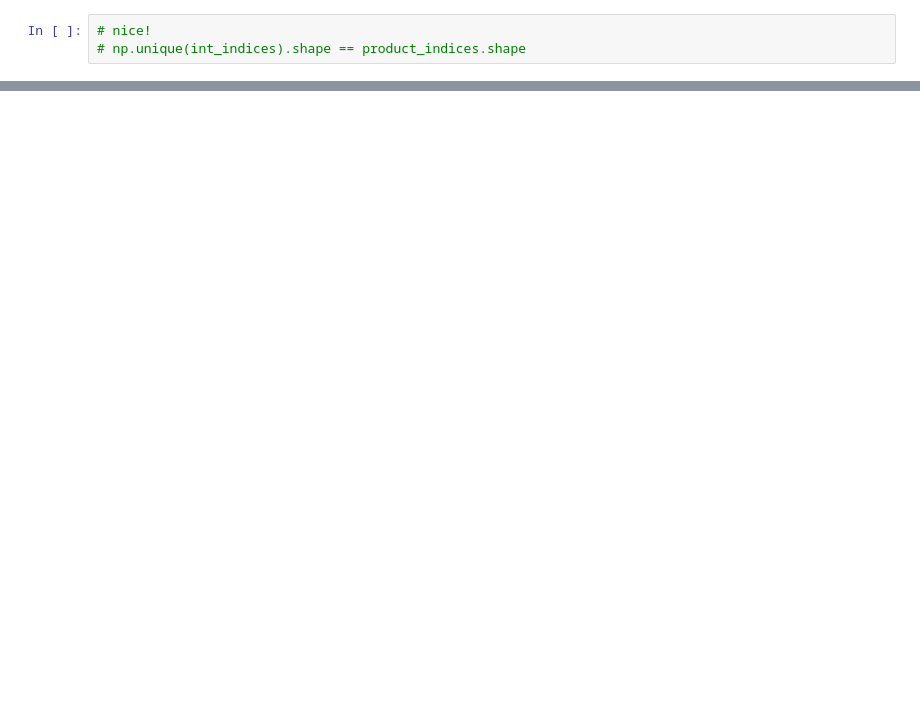
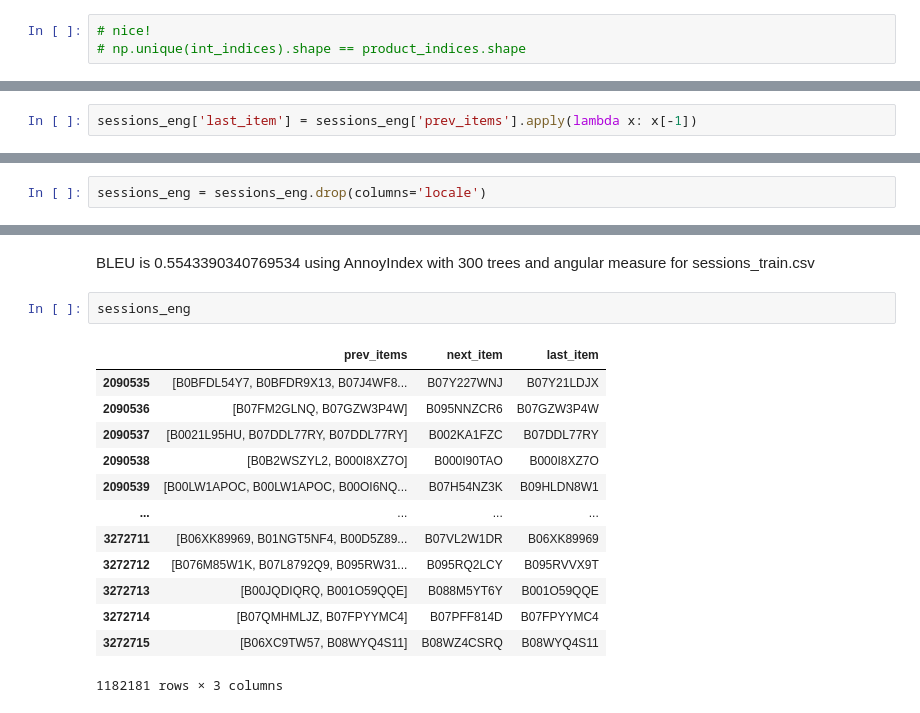
Before and after one commit to VitalijsTickovs/NLP_Project_2023, a Jupyter notebook: word2wec.ipynb, the cells around one changed output, grey strips where cells are left out. Drawn from its saved outputs; the diff is of its cells as text; blank space fills up the shorter version.

```diff
--- a/word2wec.ipynb
+++ b/word2wec.ipynb
@@ -487,0 +478,2 @@ annoy_indexer.get_distance(2,82956)
+# %%
+sessions_eng['last_item'] = sessions_eng['prev_items'].apply(lambda x: x[-1])
@@ -487,0 +486,2 @@ annoy_indexer.get_distance(2,82956)
+# %%
+sessions_eng = sessions_eng.drop(columns='locale')
@@ -487,0 +601,18 @@ annoy_indexer.get_distance(2,82956)
+# %% [markdown]
+BLEU is 0.5543390340769534 using AnnoyIndex with 300 trees and angular measure for sessions_train.csv
+# %%
+sessions_eng
+# %% [output]
+|  | prev_items | next_item | last_item |
+| 2090535 | [B0BFDL54Y7, B0BFDR9X13, B07J4WF8... | B07Y227WNJ | B07Y21LDJX |
+| 2090536 | [B07FM2GLNQ, B07GZW3P4W] | B095NNZCR6 | B07GZW3P4W |
+| 2090537 | [B0021L95HU, B07DDL77RY, B07DDL77RY] | B002KA1FZC | B07DDL77RY |
+| 2090538 | [B0B2WSZYL2, B000I8XZ7O] | B000I90TAO | B000I8XZ7O |
+| 2090539 | [B00LW1APOC, B00LW1APOC, B00OI6NQ... | B07H54NZ3K | B09HLDN8W1 |
+| ... | ... | ... | ... |
+| 3272711 | [B06XK89969, B01NGT5NF4, B00D5Z89... | B07VL2W1DR | B06XK89969 |
+| 3272712 | [B076M85W1K, B07L8792Q9, B095RW31... | B095RQ2LCY | B095RVVX9T |
+| 3272713 | [B00JQDIQRQ, B001O59QQE] | B088M5YT6Y | B001O59QQE |
+| 3272714 | [B07QMHMLJZ, B07FPYYMC4] | B07PFF814D | B07FPYYMC4 |
+| 3272715 | [B06XC9TW57, B08WYQ4S11] | B08WZ4CSRQ | B08WYQ4S11 |
+1182181 rows × 3 columns
```
Also changed, not shown: parts of 59 cells of this notebook.
